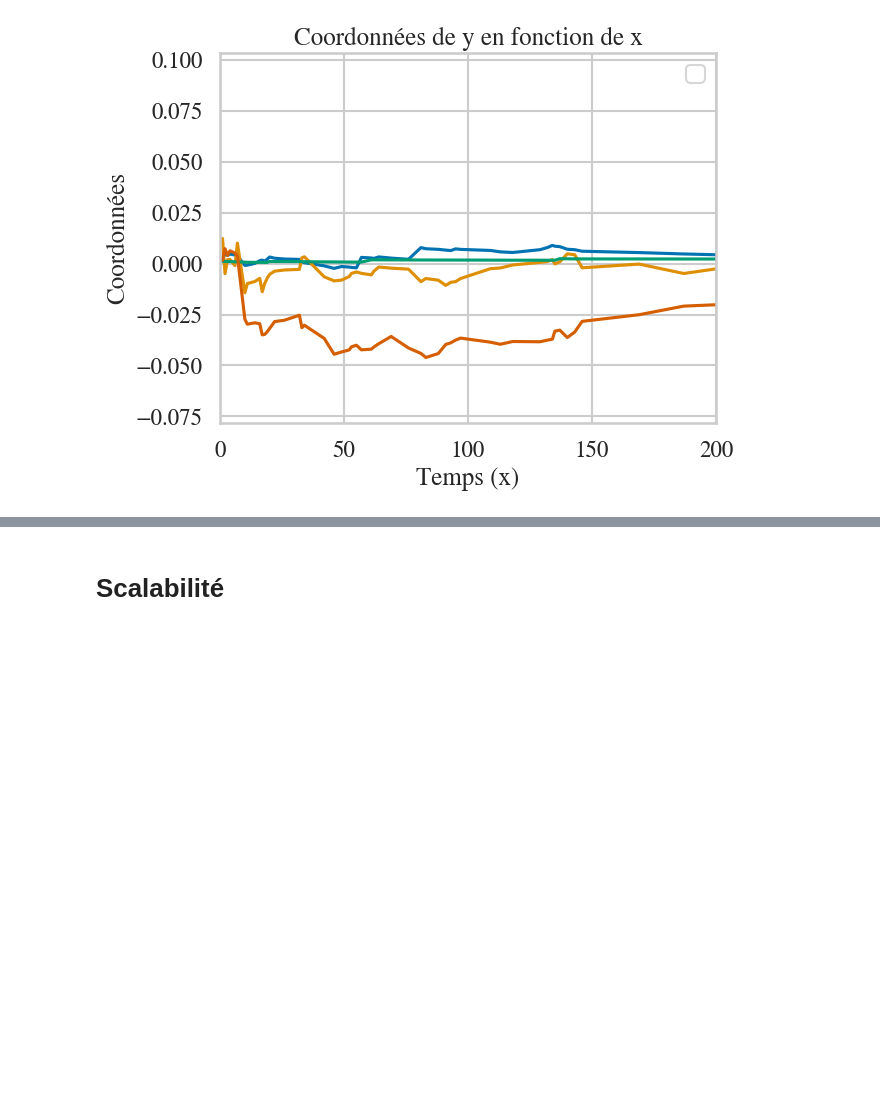
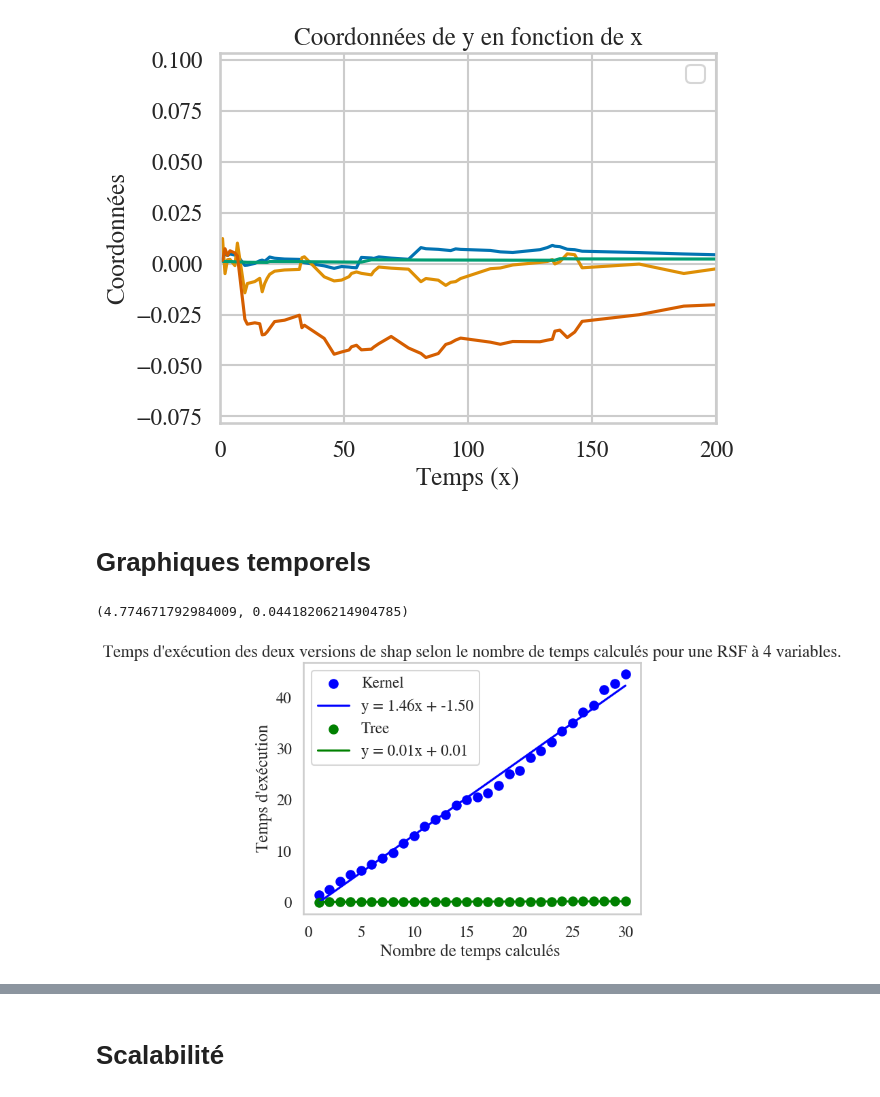
Before and after one commit to Clement-Dn/Surv-ML, a Jupyter notebook: Survtreeshap.ipynb, the cells around one changed output, grey strips where cells are left out. Cells and saved outputs as stored; diff of their text form; code cells hidden in the pictures; blank space fills up the shorter version.

```diff
--- a/Survtreeshap.ipynb
+++ b/Survtreeshap.ipynb
@@ -538,3 +539,54 @@ plt.legend()
 plt.show()
 # %% [output]
 [figure]
+# %% [markdown]
+# Graphiques temporels
+# %%
+def Comparaison_var_fixes(n=0):
+
+    eval_times = list(range(n))
+    model_explainer = explainer(rsf, X_test, y_test, times=eval_times)
+
+    start=time.time()
+    SurvSHAP_df = local_explaination.survshap(model_explainer, X_test, sample_id=0)
+    total_shap=start-time.time()
+
+    start=time.time()
+    for i in range(len(eval_times)):
+        TreeExplainer(rsf,t=i).shap_values(X_test.iloc[0, :])[:-1]
+    total_survshap=start-time.time()
+
+    return(-total_shap,-total_survshap)
+# %%
+Comparaison_var_fixes(n=2)
+# %% [output]
+(4.774671792984009, 0.04418206214904785)
+# %%
+def Nb_var_fixes(temps=1):
+    x=np.array([i+1 for i in range(temps)])
+    y=np.array([Comparaison_var_fixes(n=i+1) for i in range(temps)])
+    y_kernel=y[:,0]
+    y_tree=y[:,1]
+
+    a, b = np.polyfit(x, y_kernel, 1)
+    x_fit = np.linspace(min(x), max(x), 100)
+    y_fit = a * x_fit + b
+    plt.scatter(x, y_kernel, color='blue', label="Kernel")
+    plt.plot(x_fit, y_fit, color='blue', label=f"y = {a:.2f}x + {b:.2f}")
+
+    a, b = np.polyfit(x, y_tree, 1)
+    x_fit = np.linspace(min(x), max(x), 100)
+    y_fit = a * x_fit + b
+    plt.scatter(x, y_tree, color='green', label="Tree")
+    plt.plot(x_fit, y_fit, color='green', label=f"y = {a:.2f}x + {b:.2f}")
+
+    plt.xlabel("Nombre de temps calculés ")
+    plt.ylabel("Temps d'exécution")
+    plt.legend()
+    plt.title("Temps d'exécution des deux versions de shap selon le nombre de temps calculés pour une RSF à 4 variables.")
+    plt.grid()
+    plt.show()
+# %%
+Nb_var_fixes(temps=30)
+# %% [output]
+[figure, added]
```
Also changed, not shown: parts of 7 cells of this notebook, 1 other file.
